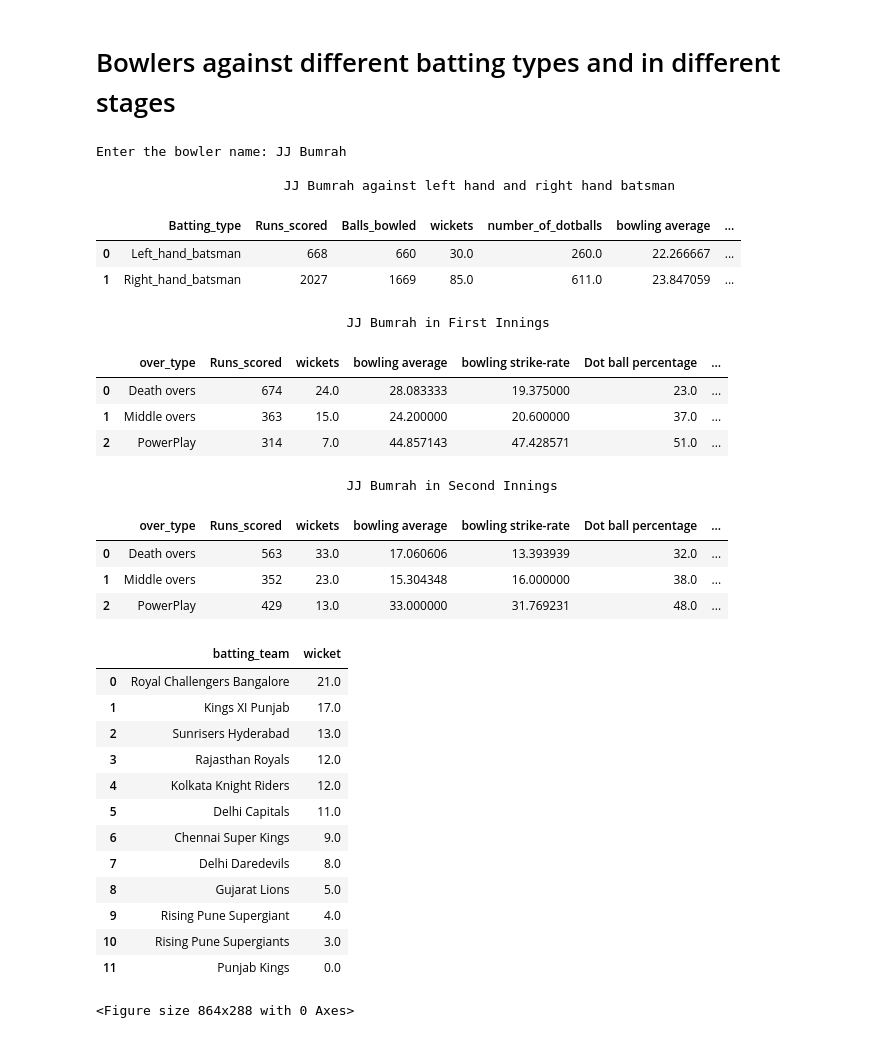
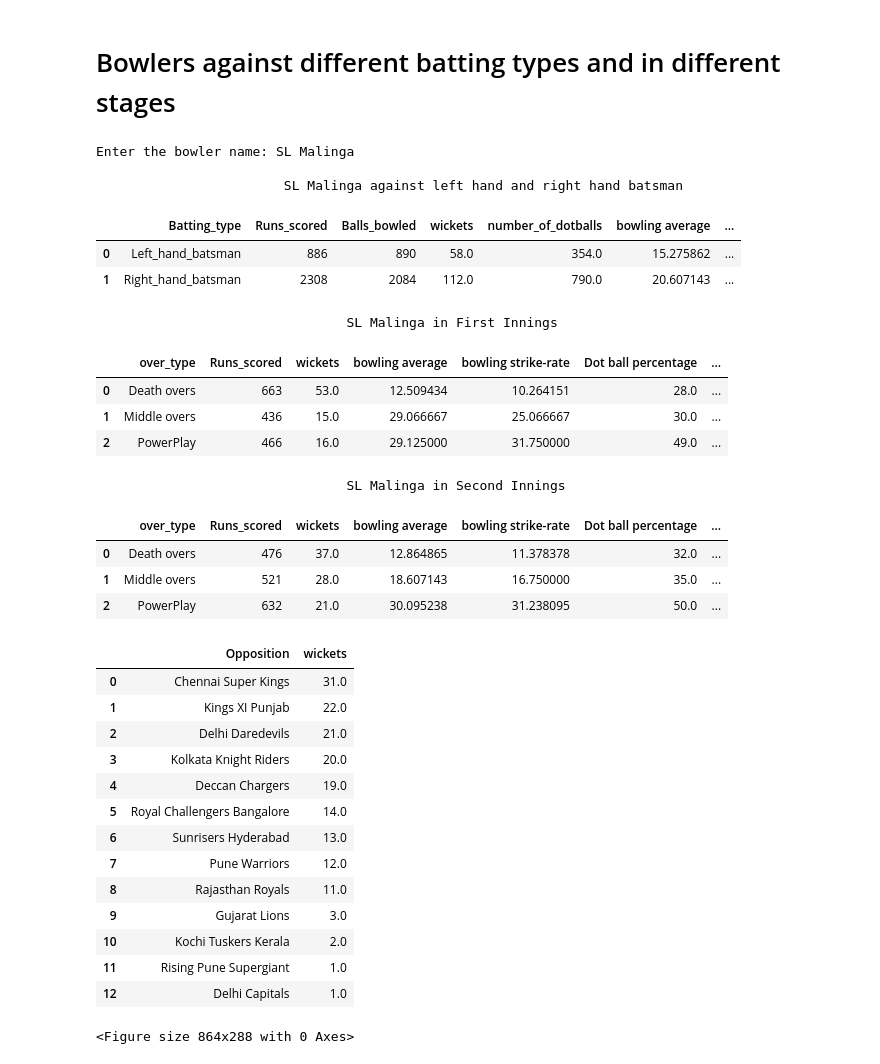
Before and after one commit to kartiksonaghela/Cricket-Analysis, a Jupyter notebook: Individual batsman and bowler.ipynb, the cells around one changed output. Saved outputs shown, nothing was run; the diff lists cells and outputs as text; code cells hidden in the pictures.

```diff
--- a/Individual batsman and bowler.ipynb
+++ b/Individual batsman and bowler.ipynb
@@ -198,57 +198,58 @@ display(df_overtype1)
 df_overtype=df2[df2['innings']==2]
 df_overtype=df_overtype.groupby(['over_type']).agg({'runs_off_bat':'sum','match_id':'count','wicket':'sum','number_of_dotballs':'sum'}).reset_index().rename({'runs_off_bat':'Runs_scored','match_id':'Balls_bowled','wicket':'wickets'},axis=1)
 df_overtype['bowling average']=df_overtype['Runs_scored']/df_overtype['wickets']
 df_overtype['bowling strike-rate']=df_overtype['Balls_bowled']/df_overtype['wickets']
 df_overtype['Dot ball percentage']=((df_overtype['number_of_dotballs']/df_overtype['Balls_bowled'])*100).round()
 overs_bowled=[]
 for i in df_overtype['Balls_bowled']:
     out1=i//6
     #print(str(out1))
     out2=i%6
     #print(out2)
     final=str(out1).split('.')[0]+'.'+str(out2).split('.')[0]
     overs_bowled.append(final)
 df_overtype['overs_bowled']=overs_bowled
 df_overtype['overs_bowled']=df_overtype['overs_bowled'].astype('float')
 df_overtype['economy']=df_overtype['Runs_scored']/df_overtype['overs_bowled']
 
 df_overtype2=df_overtype.drop(['Balls_bowled','number_of_dotballs'],axis=1)
 print('\t\t\t\t'+bowler_name+' in Second Innings')
 display(df_overtype2)
 
 total_wickets = df[df.bowler == bowler_name].groupby(['bowler'])['wicket'].sum().item()
 plt.figure(figsize = (12, 4))
-wicket_data=df[df.bowler == bowler_name].groupby(['batting_team'])['wicket'].sum().sort_values(ascending = False).reset_index().rename({'batting_team':'Opposition','wicket':'wickets'})
+wicket_data=df[df.bowler == bowler_name].groupby(['batting_team'])['wicket'].sum().sort_values(ascending = False).reset_index().rename({'batting_team':'Opposition','wicket':'wickets'},axis=1)
 
 display(wicket_data)
 # %% [output]
-Enter the bowler name: JJ Bumrah
+Enter the bowler name: SL Malinga
 
-                        JJ Bumrah against left hand and right hand batsman
+                        SL Malinga against left hand and right hand batsman
 |  | Batting_type | Runs_scored | Balls_bowled | wickets | number_of_dotballs | bowling average | ... |
-| 0 | Left_hand_batsman | 668 | 660 | 30.0 | 260.0 | 22.266667 | ... |
-| 1 | Right_hand_batsman | 2027 | 1669 | 85.0 | 611.0 | 23.847059 | ... |
+| 0 | Left_hand_batsman | 886 | 890 | 58.0 | 354.0 | 15.275862 | ... |
+| 1 | Right_hand_batsman | 2308 | 2084 | 112.0 | 790.0 | 20.607143 | ... |
-                                JJ Bumrah in First Innings
+                                SL Malinga in First Innings
 |  | over_type | Runs_scored | wickets | bowling average | bowling strike-rate | Dot ball percentage | ... |
-| 0 | Death overs | 674 | 24.0 | 28.083333 | 19.375000 | 23.0 | ... |
-| 1 | Middle overs | 363 | 15.0 | 24.200000 | 20.600000 | 37.0 | ... |
-| 2 | PowerPlay | 314 | 7.0 | 44.857143 | 47.428571 | 51.0 | ... |
+| 0 | Death overs | 663 | 53.0 | 12.509434 | 10.264151 | 28.0 | ... |
+| 1 | Middle overs | 436 | 15.0 | 29.066667 | 25.066667 | 30.0 | ... |
+| 2 | PowerPlay | 466 | 16.0 | 29.125000 | 31.750000 | 49.0 | ... |
-                                JJ Bumrah in Second Innings
+                                SL Malinga in Second Innings
 |  | over_type | Runs_scored | wickets | bowling average | bowling strike-rate | Dot ball percentage | ... |
-| 0 | Death overs | 563 | 33.0 | 17.060606 | 13.393939 | 32.0 | ... |
-| 1 | Middle overs | 352 | 23.0 | 15.304348 | 16.000000 | 38.0 | ... |
-| 2 | PowerPlay | 429 | 13.0 | 33.000000 | 31.769231 | 48.0 | ... |
+| 0 | Death overs | 476 | 37.0 | 12.864865 | 11.378378 | 32.0 | ... |
+| 1 | Middle overs | 521 | 28.0 | 18.607143 | 16.750000 | 35.0 | ... |
+| 2 | PowerPlay | 632 | 21.0 | 30.095238 | 31.238095 | 50.0 | ... |
-|  | batting_team | wicket |
-| 0 | Royal Challengers Bangalore | 21.0 |
-| 1 | Kings XI Punjab | 17.0 |
-| 2 | Sunrisers Hyderabad | 13.0 |
-| 3 | Rajasthan Royals | 12.0 |
-| 4 | Kolkata Knight Riders | 12.0 |
-| 5 | Delhi Capitals | 11.0 |
-| 6 | Chennai Super Kings | 9.0 |
-| 7 | Delhi Daredevils | 8.0 |
-| 8 | Gujarat Lions | 5.0 |
-| 9 | Rising Pune Supergiant | 4.0 |
-| 10 | Rising Pune Supergiants | 3.0 |
-| 11 | Punjab Kings | 0.0 |
+|  | Opposition | wickets |
+| 0 | Chennai Super Kings | 31.0 |
+| 1 | Kings XI Punjab | 22.0 |
+| 2 | Delhi Daredevils | 21.0 |
+| 3 | Kolkata Knight Riders | 20.0 |
+| 4 | Deccan Chargers | 19.0 |
+| 5 | Royal Challengers Bangalore | 14.0 |
+| 6 | Sunrisers Hyderabad | 13.0 |
+| 7 | Pune Warriors | 12.0 |
+| 8 | Rajasthan Royals | 11.0 |
+| 9 | Gujarat Lions | 3.0 |
+| 10 | Kochi Tuskers Kerala | 2.0 |
+| 11 | Rising Pune Supergiant | 1.0 |
+| 12 | Delhi Capitals | 1.0 |
 <Figure size 864x288 with 0 Axes>
```
